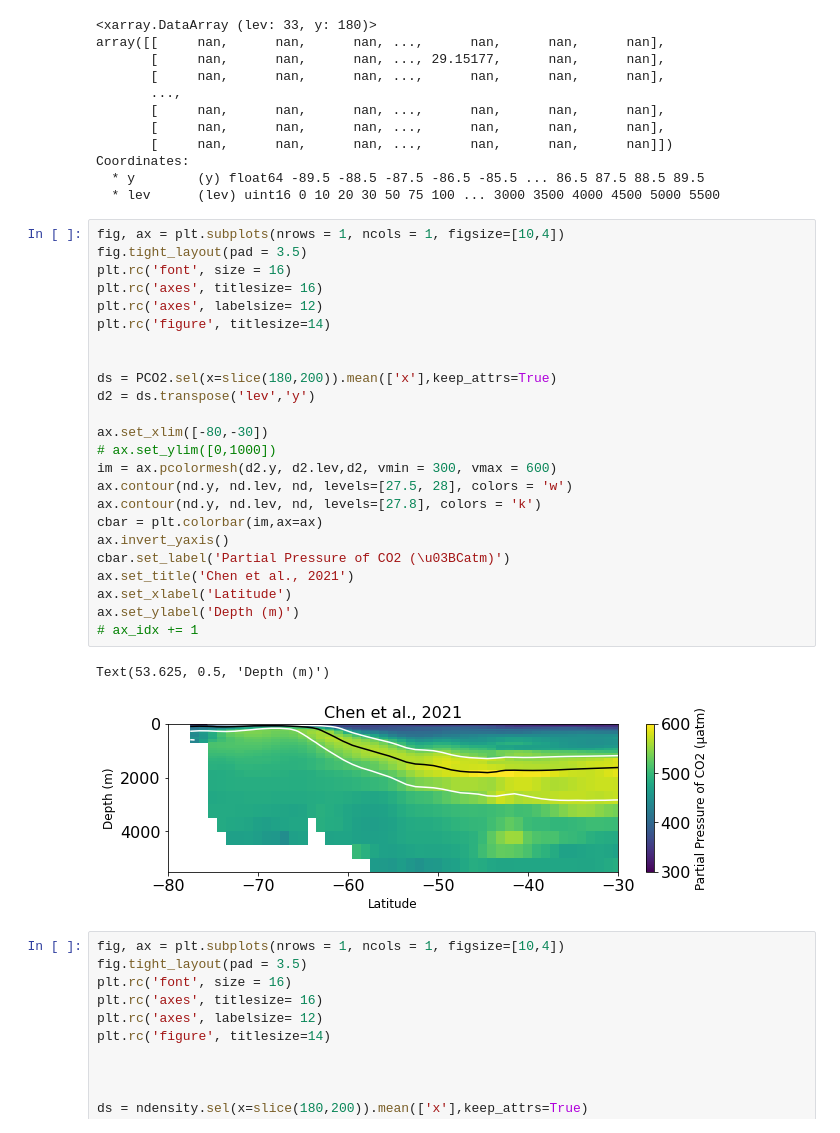
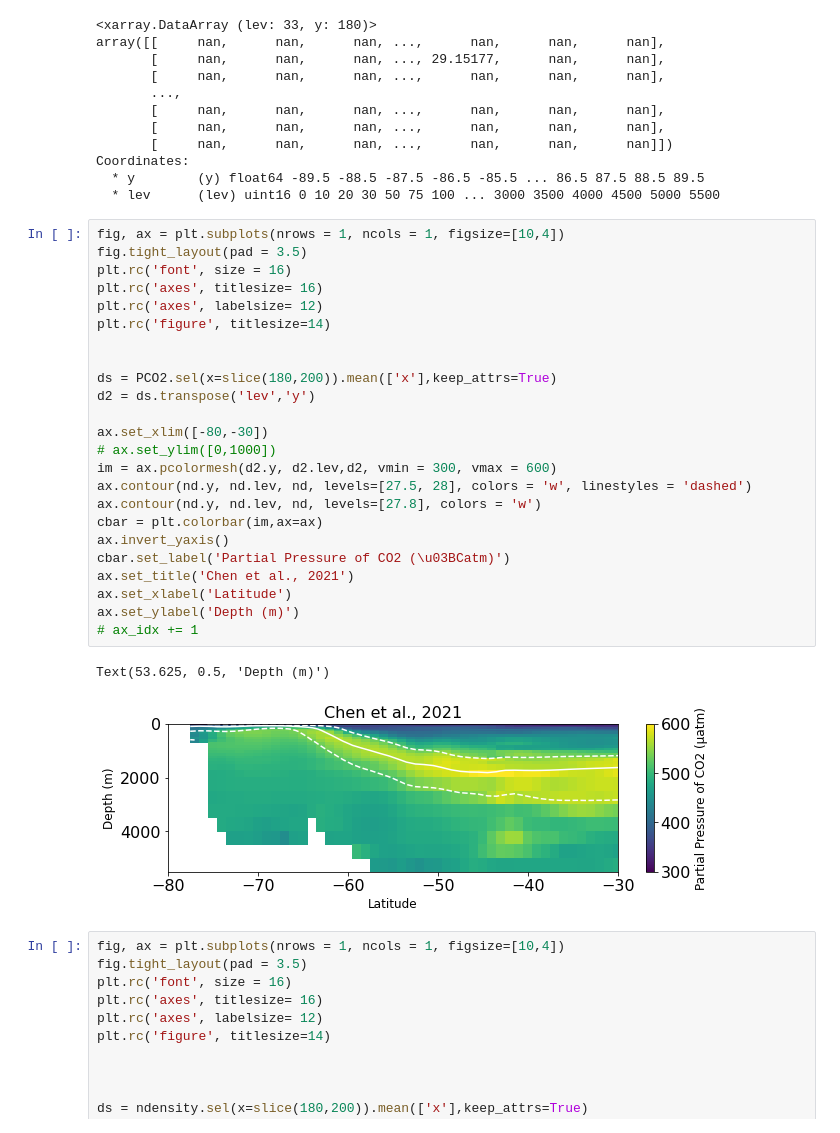
Before and after one commit to gmacgilchrist/seniorthesis, a Jupyter notebook: notebooks/alex_PCo2.ipynb, the cells around one changed output. Drawn from its saved outputs; the diff is of its cells as text.

```diff
--- a/notebooks/alex_PCo2.ipynb
+++ b/notebooks/alex_PCo2.ipynb
@@ -76,30 +76,30 @@ Coordinates:
 # %%
 fig, ax = plt.subplots(nrows = 1, ncols = 1, figsize=[10,4])
 fig.tight_layout(pad = 3.5)
 plt.rc('font', size = 16)
 plt.rc('axes', titlesize= 16)
 plt.rc('axes', labelsize= 12)
 plt.rc('figure', titlesize=14)
 
 
 ds = PCO2.sel(x=slice(180,200)).mean(['x'],keep_attrs=True)
 d2 = ds.transpose('lev','y')
 
 ax.set_xlim([-80,-30])
 # ax.set_ylim([0,1000])
 im = ax.pcolormesh(d2.y, d2.lev,d2, vmin = 300, vmax = 600)
-ax.contour(nd.y, nd.lev, nd, levels=[27.5, 28], colors = 'w')
-ax.contour(nd.y, nd.lev, nd, levels=[27.8], colors = 'k')
+ax.contour(nd.y, nd.lev, nd, levels=[27.5, 28], colors = 'w', linestyles = 'dashed')
+ax.contour(nd.y, nd.lev, nd, levels=[27.8], colors = 'w')
 cbar = plt.colorbar(im,ax=ax)
 ax.invert_yaxis()
 cbar.set_label('Partial Pressure of CO2 (\u03BCatm)')
 ax.set_title('Chen et al., 2021')
 ax.set_xlabel('Latitude')
 ax.set_ylabel('Depth (m)')
 # ax_idx += 1
 # %% [output]
 Text(53.625, 0.5, 'Depth (m)')
-[figure, old version]
+[figure, new version]
 # %%
 fig, ax = plt.subplots(nrows = 1, ncols = 1, figsize=[10,4])
 fig.tight_layout(pad = 3.5)
```
